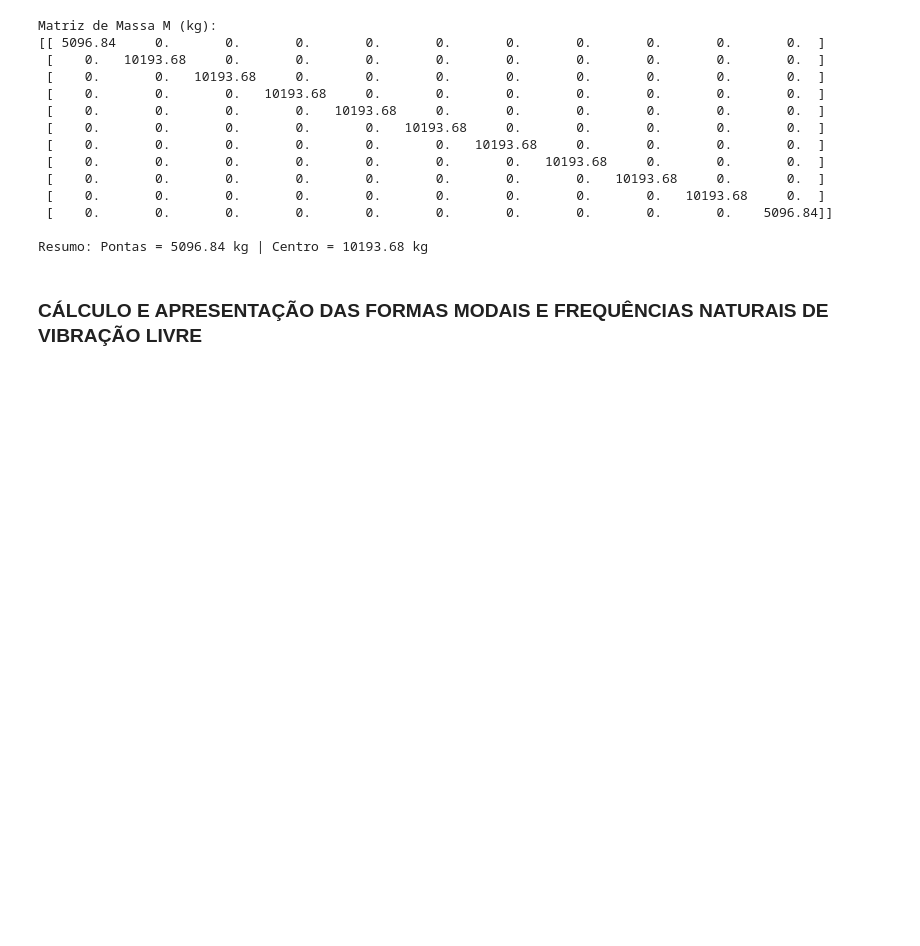
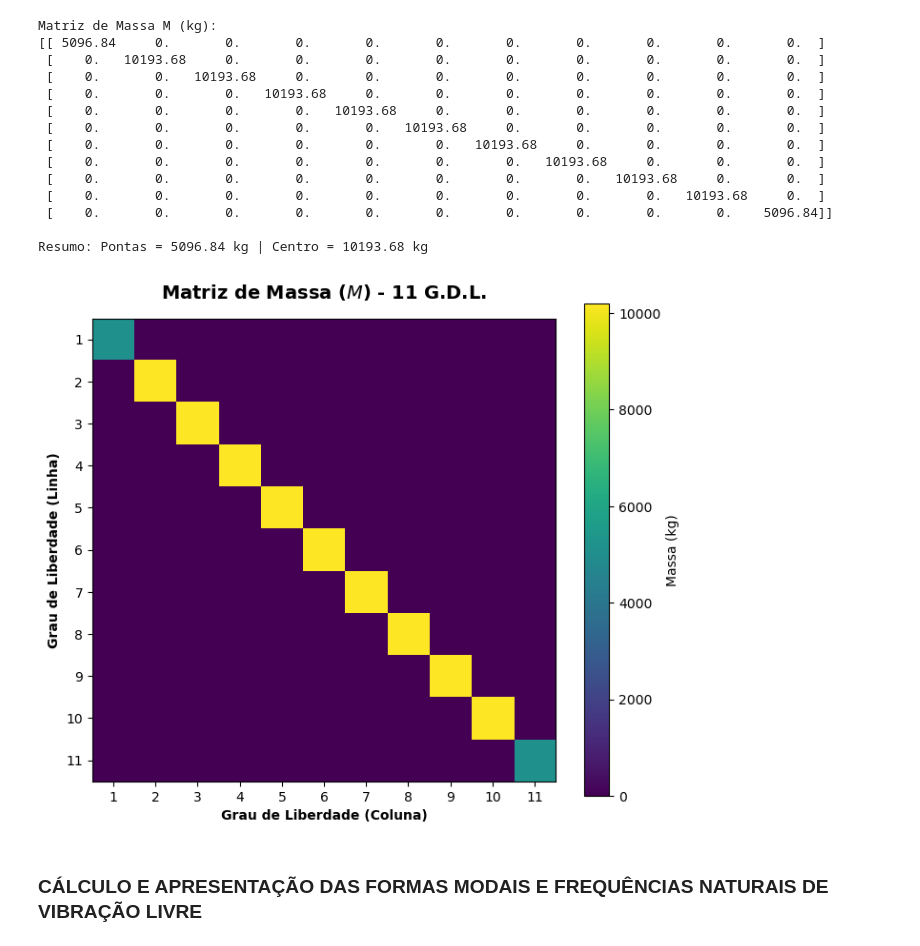
Before and after one commit to richardgossler/PEC00025, a Jupyter notebook: TRABALHO_05-RICHARD.ipynb, the cells around one changed output. Saved outputs shown, nothing was run; the diff lists cells and outputs as text; code cells hidden in the pictures; blank space fills up the shorter version.

```diff
--- a/TRABALHO_05-RICHARD.ipynb
+++ b/TRABALHO_05-RICHARD.ipynb
@@ -151,6 +163,29 @@ Matriz de Massa M (kg):
  [    0.       0.       0.       0.       0.       0.       0.       0.       0.       0.    5096.84]]
 
 Resumo: Pontas = 5096.84 kg | Centro = 10193.68 kg
+# %%
+# =============================================================================
+# VISUALIZAÇÃO GRÁFICA DA MATRIZ DE MASSA ORIGINAL (M)
+# =============================================================================
+import matplotlib.pyplot as plt
+
+plt.figure(figsize=(7, 6))
+
+# Plotagem da matriz (11x11)
+plt.imshow(M, cmap='viridis')
+plt.title('Matriz de Massa ($M$) - 11 G.D.L.', fontsize=14, fontweight='bold', pad=15)
+plt.colorbar(label='Massa (kg)')
+
+# Ajuste de eixos (1 a 11)
+plt.xticks(np.arange(11), np.arange(1, 12))
+plt.yticks(np.arange(11), np.arange(1, 12))
+plt.xlabel('Grau de Liberdade (Coluna)', fontsize=10, fontweight='bold')
+plt.ylabel('Grau de Liberdade (Linha)', fontsize=10, fontweight='bold')
+
+plt.tight_layout()
+plt.show()
+# %% [output]
+[figure, added]
 # %% [markdown]
 ### CÁLCULO E APRESENTAÇÃO DAS FORMAS MODAIS E FREQUÊNCIAS NATURAIS DE VIBRAÇÃO LIVRE
 # %%
```
Also changed, not shown: parts of 2 cells of this notebook.
